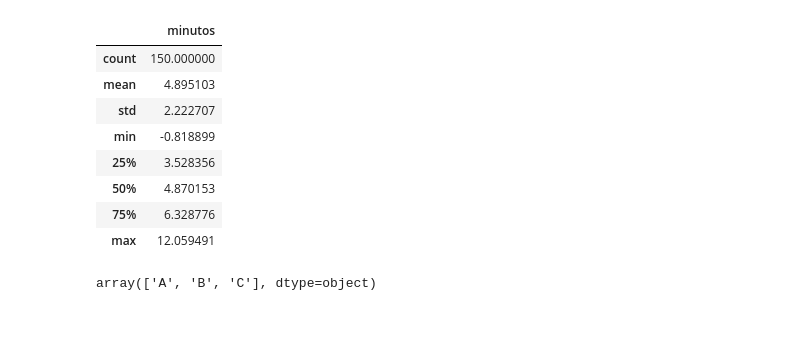
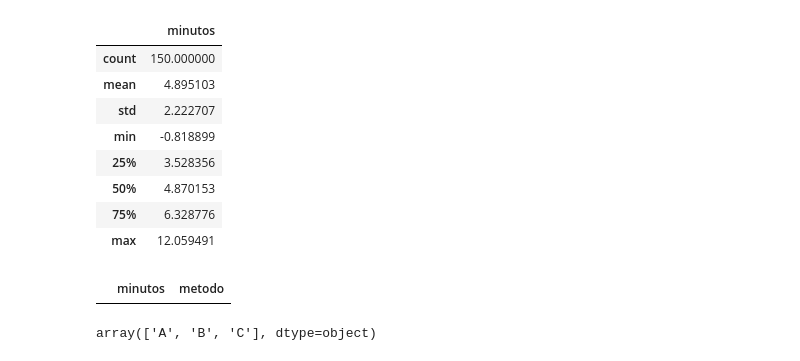
Before and after one commit to ngcarvajall/AB_Testing, a Jupyter notebook: labs/enunciados/laboratorio-modulo6-leccion03-1-ab-testing-parametrico.ipynb, the cells around one changed output. Drawn from its saved outputs; the diff is of its cells as text; code cells hidden in the pictures; blank space fills up the shorter version.

```diff
--- a/labs/enunciados/laboratorio-modulo6-leccion03-1-ab-testing-parametrico.ipynb
+++ b/labs/enunciados/laboratorio-modulo6-leccion03-1-ab-testing-parametrico.ipynb
@@ -56,3 +58,7 @@ df_montaje.describe() #max 12.05, min 4.89
 | 50% | 4.870153 |
 | 75% | 6.328776 |
 | max | 12.059491 |
+# %%
+df_montaje[df_montaje['minutos'] < 0]
+# %% [output]
+|  | minutos | metodo |
```
Also changed, not shown: parts of 20 cells of this notebook.
